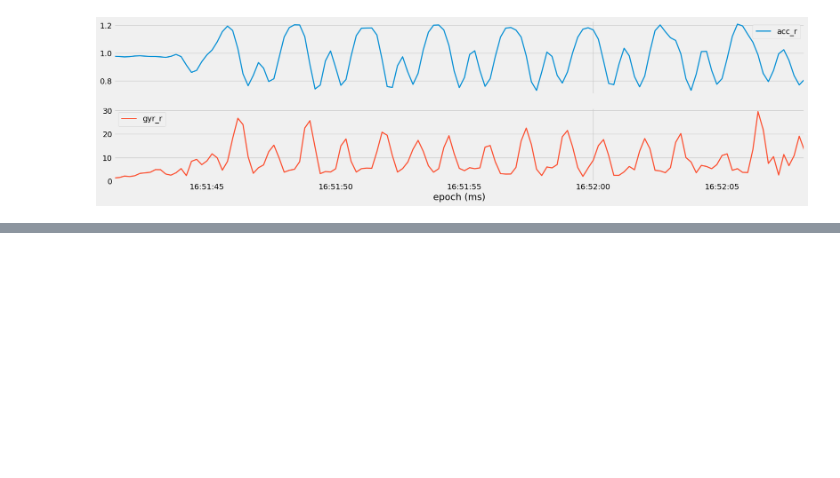
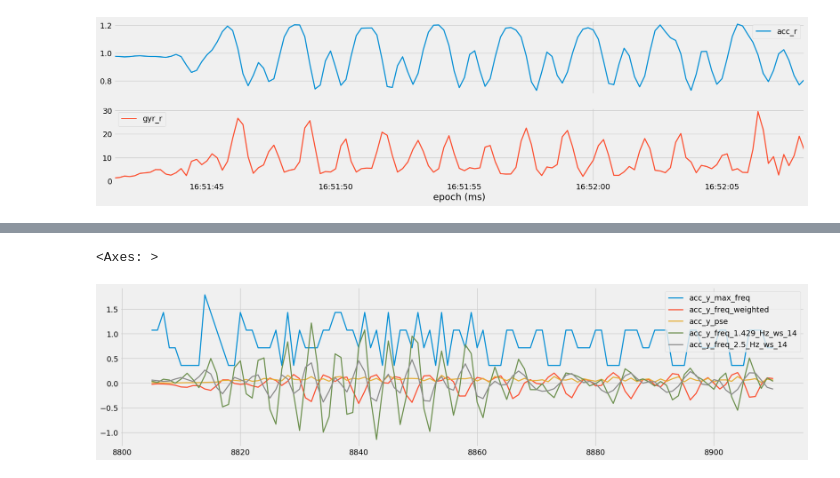
Before and after one commit to surajjorwar/FitnessTracker, a Jupyter notebook: Low_pass_Filter_&_Principal_Component_Analysis.ipynb, the cells around one changed output, grey strips where cells are left out. Cells and saved outputs as stored; diff of their text form; code cells hidden in the pictures; blank space fills up the shorter version.

```diff
--- a/Low_pass_Filter_&_Principal_Component_Analysis.ipynb
+++ b/Low_pass_Filter_&_Principal_Component_Analysis.ipynb
@@ -166,0 +275,11 @@ array([<Axes: xlabel='epoch (ms)'>, <Axes: xlabel='epoch (ms)'>],
+# %%
+subset[[
+    "acc_y_max_freq",
+    "acc_y_freq_weighted",
+    "acc_y_pse",
+    "acc_y_freq_1.429_Hz_ws_14",
+    "acc_y_freq_2.5_Hz_ws_14",
+]].plot()
+# %% [output]
+<Axes: >
+[figure, added]
```
Also changed, not shown: parts of 22 cells of this notebook.
